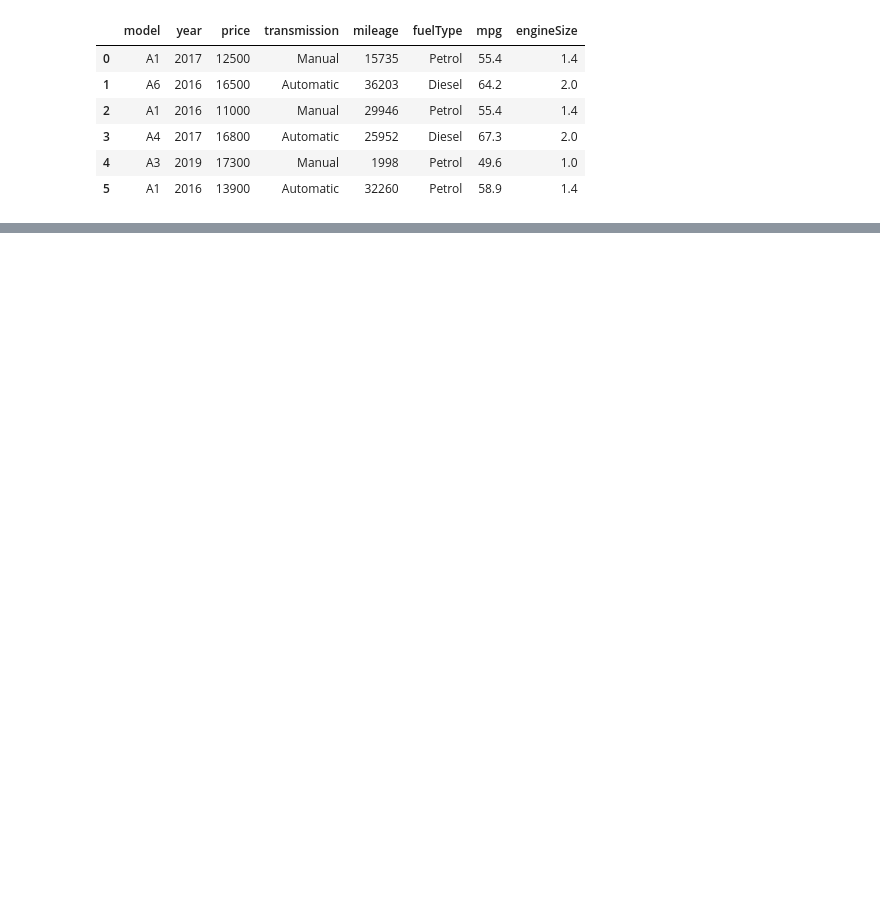
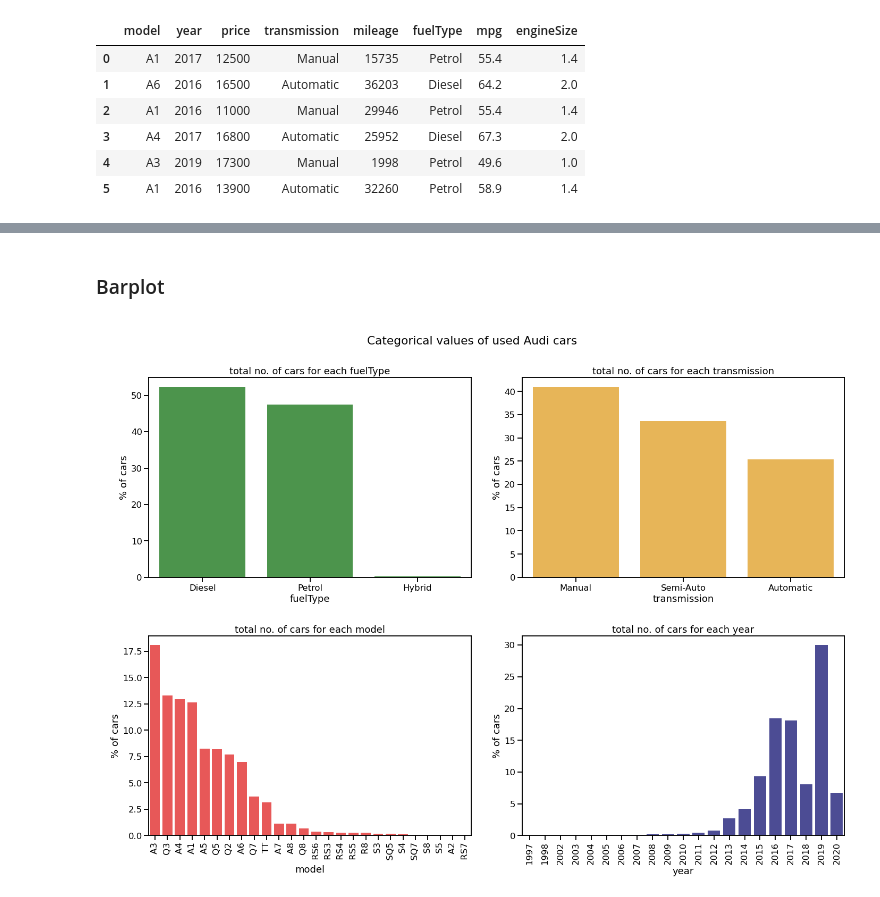
Before and after one commit to Mehreen-te/audi_used_car_analysis, a Jupyter notebook: audi_used_car_EDA.ipynb, the cells around one changed output, grey strips where cells are left out. Drawn from its saved outputs; the diff is of its cells as text; code cells hidden in the pictures; blank space fills up the shorter version.

```diff
--- a/audi_used_car_EDA.ipynb
+++ b/audi_used_car_EDA.ipynb
@@ -24,5 +40,4 @@ display(df.head(6))
 # %%
-##a function for counting cars for individual category
 def counting(data,column):
 
     #count of each feature ; results in a series with feature as index
@@ -40,7 +55,7 @@ def counting(data,column):
     #percentage of cars
     feature['% of cars'] = ((feature['no. of cars']/feature['no. of cars'].sum())*100)
     #rounding percentage to two place of decimal
-    feature['% of cars'] = np.round(feature['no. of cars'], 2)
+    feature['% of cars'] = np.round(feature['% of cars'], 2)
 
     #return as an output of the function
     return feature
@@ -59,11 +76,10 @@ transmission=counting(df, 'transmission')
 # %%
-#function for plotting the graph/barplot
 def barplot (data,axis_x,color,rotation):
 
     #a barplot using seaborn
-    #sequence of parameters>> seaborn.barplot(*, x=None, y=None, hue=None, data=None, order=None, hue_order=None, estimator=<function mean at 0x7fecadf1cee0>, ci=95, n_boot=1000, units=None, seed=None, orient=None, color=None, palette=None, saturation=0.75, errcolor='.26', errwidth=None, capsize=None, dodge=True, ax=None, **kwargs)¶
+    #sequence of parameters>> seaborn.barplot(x=None, y=None, hue=None, data=None, order=None, color=None, palette=None)
     #alpha=0 to 1 for changing transparency)
-    sns.barplot(x=axis_x,y='% of cars',data=data,color=color,alpha=0.8)
+    sns.barplot(x=axis_x,y='% of cars',data=data,color=color,alpha=0.75)
 
     #title for each barplot
     plt.title("\ntotal no. of cars for each "+ axis_x)
@@ -123,0 +99,43 @@ plt.show()
+# %% [markdown]
+### Barplot
+# %%
+#context parameters used to change size of the labels, lines, and other elements of the graph
+#options are-paper(.8), notebook(1.1), talk(1.3), poster(1.6)
+sns.set_context('talk')
+
+#customize dimension of the whole graph
+plt.figure(figsize=(20,15))
+
+#title of the whole set of barplots
+plt.suptitle("\nCategorical values of used Audi cars")
+
+#subplotting- displaying two or more plots together in rows and columns
+#command pattern>> plt.subplot(no of rows,no of column, position of the plot-(1,2,3,...))
+
+#row 1, column 1
+plt.subplot(2,2,3)
+#calling function barplot, input for: data -model, axis_x -'model',color -r(red), rotation for xlabel -90 degrees
+barplot(model,'model','r',90)
+# barplot(model,'model','r',90)
+
+#row 1, column 2
+plt.subplot(2,2,4)
+#function barplot, input for: data -year, axis_x -'year',color -b(blue), rotation for xlabel -90 degrees
+barplot(year,'year','navy',90)
+
+#row 2, column 1
+plt.subplot(2,2,1)
+#function barplot, input for: data -fuelType, axis_x -'fuelType',color -g(green), rotation for xlabel -0(no rotation)
+barplot(fuelType,'fuelType','g',0)
+
+#row 2, column 2
+plt.subplot(2,2,2)
+#function barplot, input for: data -transmission, axis_x -'transmission',color -orange, rotation for xlabel -0(no rotation)
+barplot(transmission,'transmission','orange',0)
+
+#to avoid overlapping of title and label of multiple graphs
+plt.tight_layout()
+#remove extra statements around the graph
+plt.show()
+# %% [output]
+[figure, added]
```
Also changed, not shown: parts of 24 cells of this notebook.
